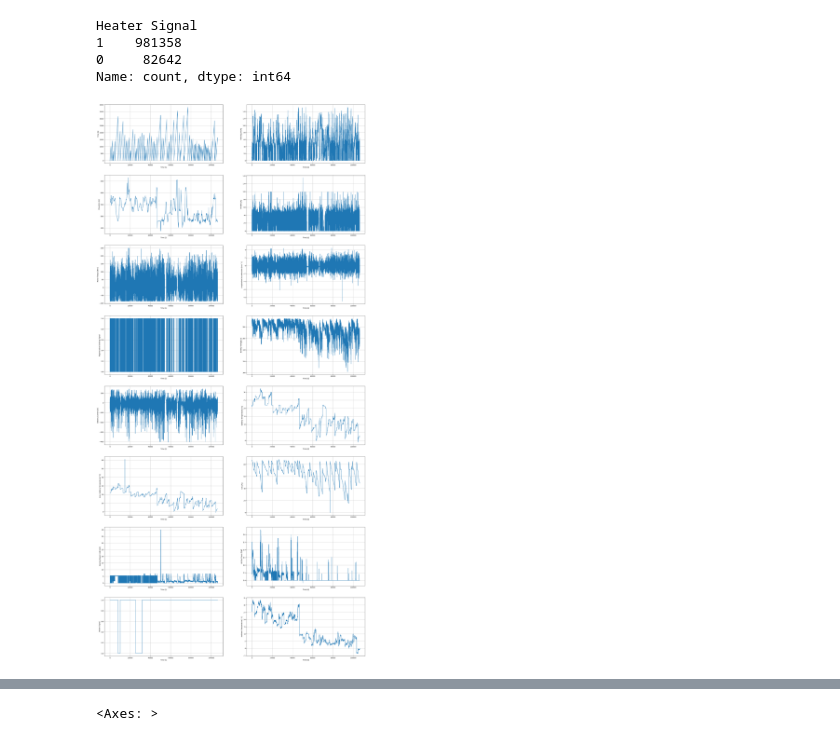
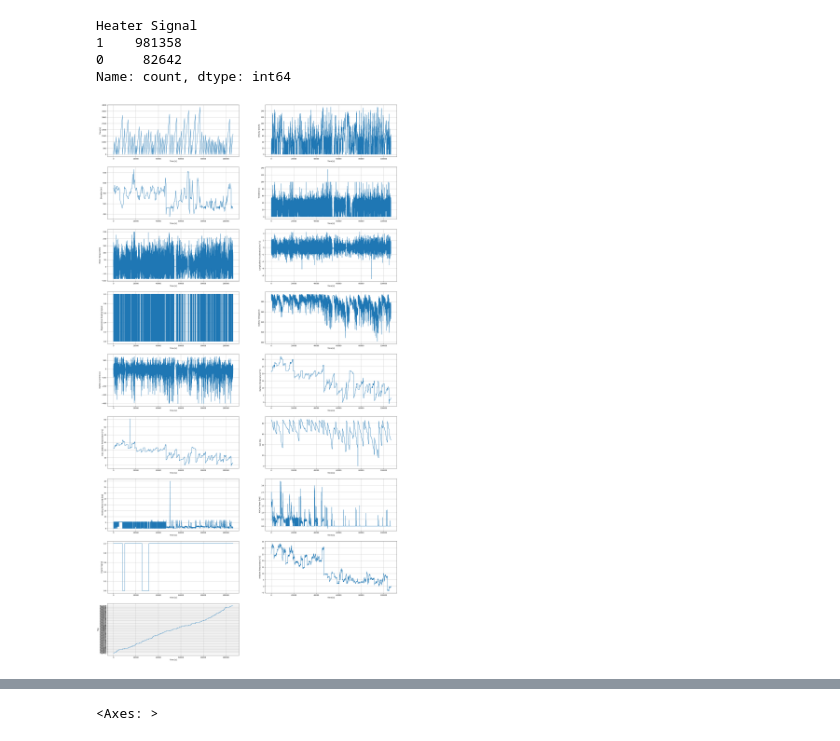
Before and after one commit to ConnorMcWard/EV-Battery, a Jupyter notebook: EV.ipynb, the cells around one changed output, grey strips where cells are left out. Drawn from its saved outputs; the diff is of its cells as text; code cells hidden in the pictures.

```diff
--- a/EV.ipynb
+++ b/EV.ipynb
@@ -239,6 +248,6 @@ def plot_df_subplots(df, nrows, ncols, figsize=(30,24)):
         plt.xlabel(factors[0])
         plt.show
 # %%
-plot_df_subplots(all_trips, nrows=8, ncols=2, figsize=(30,64))
+plot_df_subplots(all_trips, nrows=10, ncols=2, figsize=(30,64))
 # %% [output]
-[figure, old version]
+[figure, new version]
```
Also changed, not shown: parts of 65 cells of this notebook.
